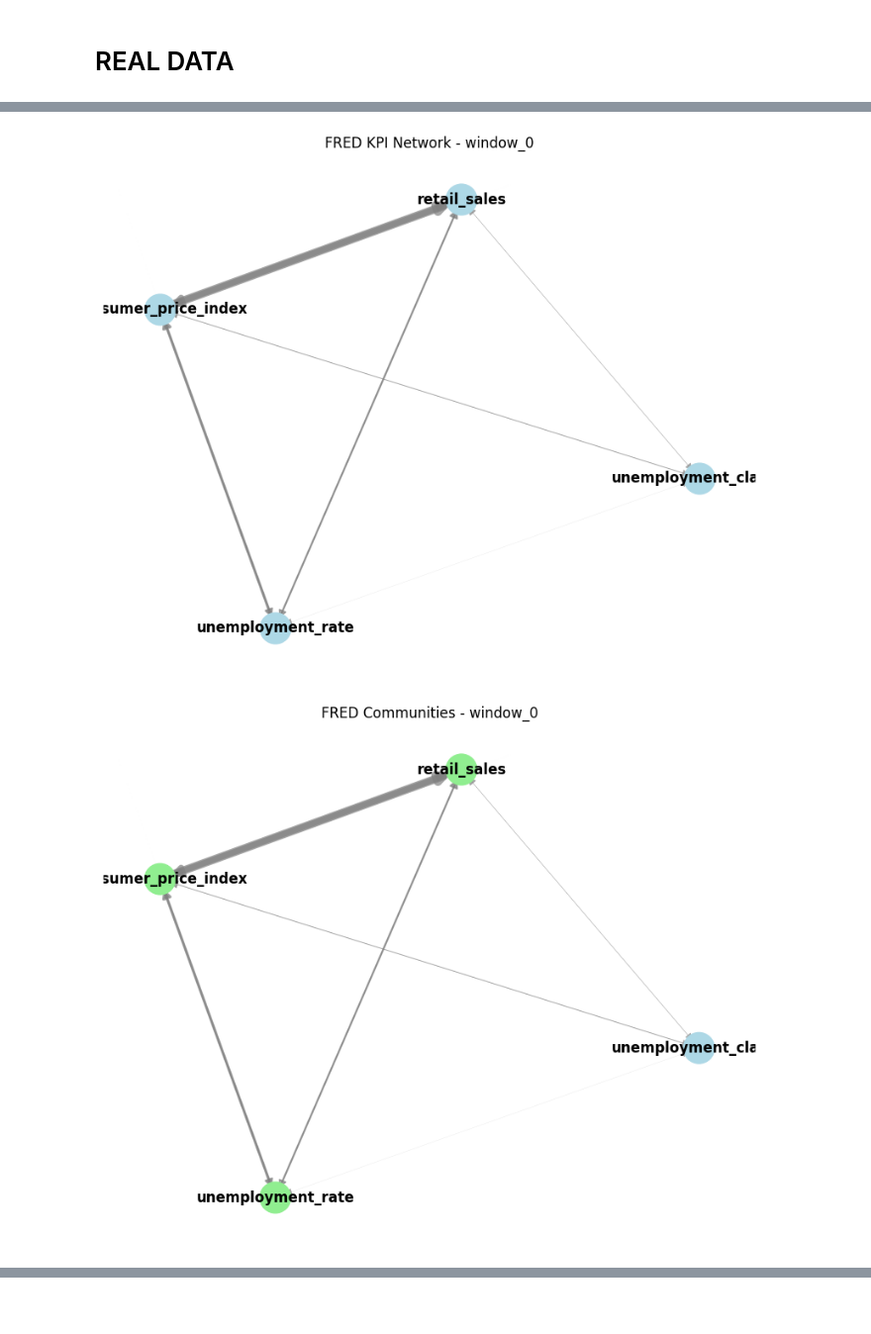
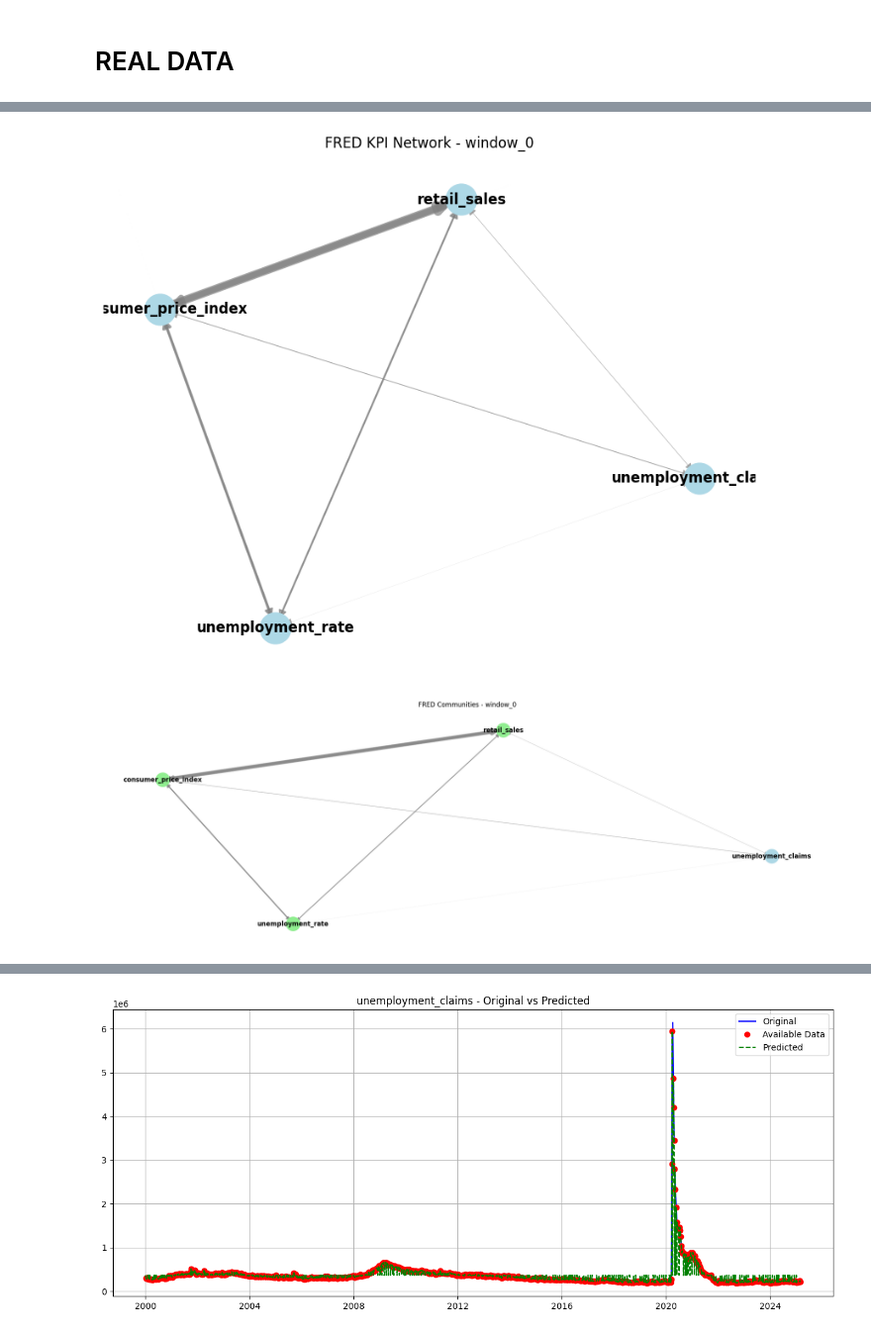
Before and after one commit to witlox/mtsn, a Jupyter notebook: mtsn.ipynb, the cells around one changed output, grey strips where cells are left out. Shown at 99% size. Saved outputs shown, nothing was run; the diff lists cells and outputs as text; code cells hidden in the pictures; blank space fills up the shorter version.

```diff
--- a/mtsn.ipynb
+++ b/mtsn.ipynb
@@ -338,7 +347,6 @@ from helpers import run_full_analysis
 
 # instruct module logs
 logging.basicConfig(format='%(asctime)s | %(levelname)s : %(message)s', level=logging.INFO, stream=sys.stdout)
-
 
 fred_data = pd.read_parquet('fred.parquet')
 fred_data.set_index('date', inplace=True)
@@ -415,7 +423,7 @@ print("\nTest 3: Community Detection")
 communities = mtsn.detect_communities(method='spectral', n_communities=2)
 
 # Visualize communities
-plt.figure(figsize=(10, 8))
+plt.figure(figsize=(25, 8))
 community_dict = communities[window_to_plot]
 colors = ['lightblue', 'lightgreen', 'salmon', 'yellow']
 node_colors = [colors[community_dict[node]] for node in G.nodes()]
@@ -425,13 +433,14 @@ nx.draw_networkx_edges(G, pos, width=edge_weights, alpha=0.7, edge_color='gray',
 nx.draw_networkx_labels(G, pos, font_size=12, font_weight='bold')
 plt.title(f'FRED Communities - {window_to_plot}')
 plt.axis('off')
+plt.savefig('fred_communities.png')
 
 # Test 4: Centrality Analysis
 print("\nTest 4: Centrality Analysis")
 centrality_measures = mtsn.compute_centrality_measures()
 
 # Visualize different centrality measures
-plt.figure(figsize=(15, 5))
+plt.figure(figsize=(20, 5))
 cent_types = ['degree', 'eigenvector', 'betweenness']
 for i, cent_type in enumerate(cent_types):
     plt.subplot(1, 3, i+1)
@@ -479,14 +488,16 @@ mse = np.mean((original_values - predicted_values) ** 2)
 print(f"Mean Square Error for missing value prediction: {mse:.4f}")
 
 # Visualize predictions for retail sales
-sample_kpi = 'retail_sales'
-plt.figure(figsize=(12, 6))
-plt.plot(fred_data.index, fred_data[sample_kpi], 'b-', label='Original')
-plt.plot(fred_with_missing.index, fred_with_missing[sample_kpi], 'ro', label='Available Data')
-plt.plot(predicted_df.index, predicted_df[sample_kpi], 'g--', label='Predicted')
-plt.title(f'{sample_kpi} - Original vs Predicted')
-plt.legend()
-plt.grid(True)
+for sample_kpi in ['retail_sales',  'unemployment_claims', 'unemployment_rate', 'consumer_price_index']:
+    plt.figure(figsize=(15, 6))
+    plt.plot(fred_data.index, fred_data[sample_kpi], 'b-', label='Original')
+    plt.plot(fred_with_missing.index, fred_with_missing[sample_kpi], 'ro', label='Available Data')
+    plt.plot(predicted_df.index, predicted_df[sample_kpi], 'g--', label='Predicted')
+    plt.title(f'{sample_kpi} - Original vs Predicted')
+    plt.legend()
+    plt.grid(True)
+    if sample_kpi == 'unemployment_claims':
+        plt.savefig('fred_prediction.png')
 
 # Test 6: Full Analysis Pipeline
 print("\nTest 6: Full Analysis Pipeline")
@@ -512,4 +523,4 @@ min       243436.00            187000.00               3.40
 Full analysis completed successfully
 [figure]
 [figure]
-[figure, old version]
+[figure, new version]
@@ -517,0 +529 @@ Full analysis completed successfully
+[figure, added]
```
Also changed, not shown: parts of 4 cells of this notebook, 6 other files.
